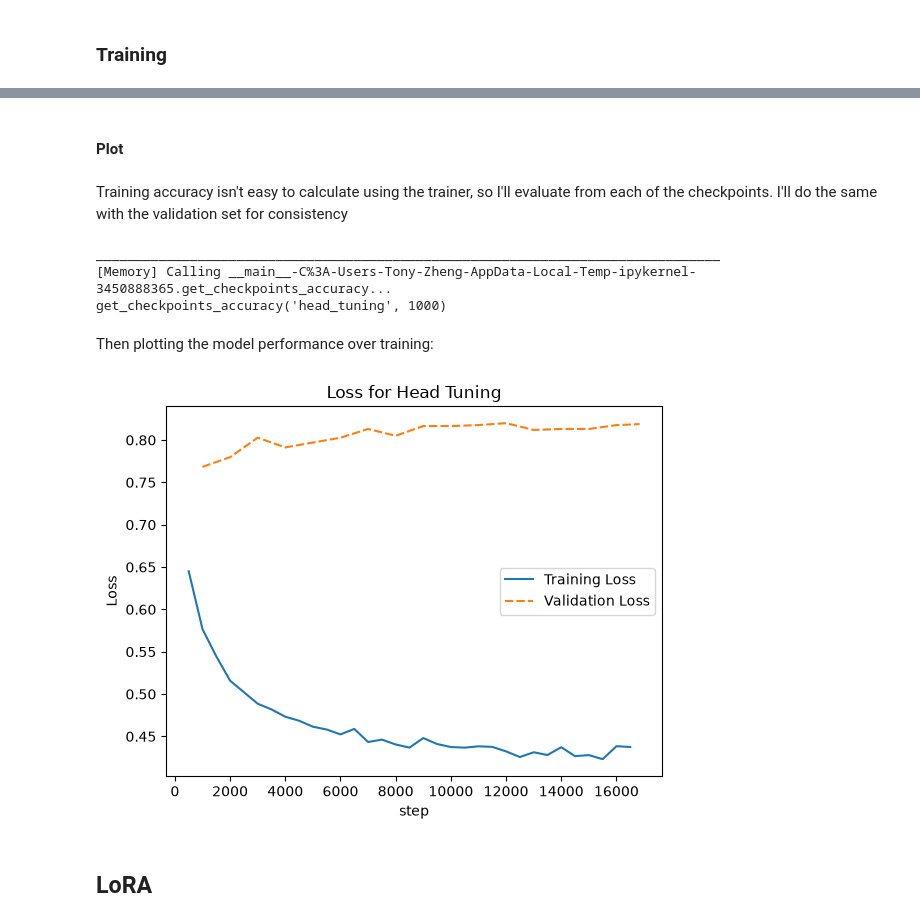
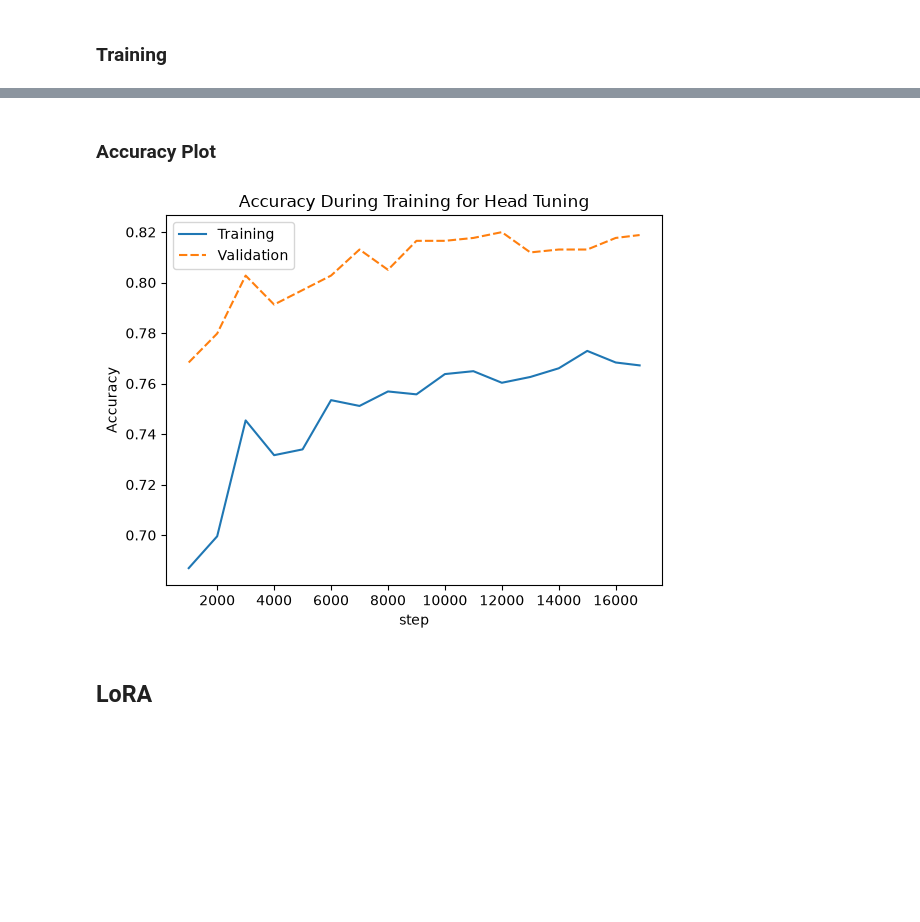
Before and after one commit to tzheng7679/cse5539_hw, a Jupyter notebook: prob_4.ipynb, the cells around one changed output, grey strips where cells are left out. Saved outputs shown, nothing was run; the diff lists cells and outputs as text; code cells hidden in the pictures; blank space fills up the shorter version.

```diff
--- a/prob_4.ipynb
+++ b/prob_4.ipynb
@@ -169,50 +155,18 @@ ht_df_norm = ht_df.assign(loss=ht_df['loss'] / 8)
 # %% [markdown]
-#### Plot
+### Accuracy Plot
-# %% [markdown]
-Training accuracy isn't easy to calculate using the trainer, so I'll evaluate from each of the checkpoints. I'll do the same with the validation set for consistency
-# %%
-mem = joblib.Memory(f"{OUT_DIR}/evals") # cache since training accuracy takes a long time to compute
-@mem.cache
-def get_checkpoints_accuracy(name, step):
-    accuracy_data = []
-    checkpointed_model = (
-        transformers.AutoModelForSequenceClassification.from_pretrained(
-            f"{OUT_DIR}/{name}/checkpoint-{step}"
-        )
-    )
-    dummy_trainer = transformers.Trainer(
-        model=checkpointed_model,
-        compute_metrics=calc_accuracy,
-        processing_class=tokenizer,
-        data_collator=collator,
-    )
-
-    train_accuracy = dummy_trainer.evaluate(ds['train'])['eval_accuracy']
-    eval_accuracy = dummy_trainer.evaluate(ds['validation'])['eval_accuracy']
-
-    return {
-        'step': step,
-        'train_accuracy': train_accuracy,
-        'eval_accuracy': eval_accuracy
-    }
-
-accuracies = []
-for step in [*[1000 * (i + 1) for i in range(16)], 16840]:
-    accuracies.append(get_checkpoints_accuracy('head_tuning', step))
-# %% [output]
-________________________________________________________________________________
-[Memory] Calling __main__-C%3A-Users-Tony-Zheng-AppData-Local-Temp-ipykernel-3450888365.get_checkpoints_accuracy...
-get_checkpoints_accuracy('head_tuning', 1000)
-# %% [markdown]
-Then plotting the model performance over training:
-# %%
-ax = sns.lineplot(ht_df_norm[['step', 'loss', 'eval_accuracy']].set_index('step'))
-ax.set_ylabel("Accuracy")
-ax.set_title("Loss for Head Tuning")
-handles, _ = ax.get_legend_handles_labels()
-ax.legend(handles, ['Training', 'Validation']);
-# %% [output]
-[figure, removed]
+# %%
+ht_acc = []
+for step in [*[s for s in range(1000, 17000, 1000)], 16840]:
+    ht_acc.append(get_checkpoints_accuracy('head_tuning', step))
+ht_acc_df = pd.DataFrame(ht_acc).set_index('step')
+
+ax = sns.lineplot(ht_acc_df)
+ax.set_ylabel("Accuracy")
+ax.set_title("Accuracy During Training for Head Tuning")
+handles, _ = ax.get_legend_handles_labels()
+ax.legend(handles, ['Training', 'Validation']);
+# %% [output]
+[figure, added]
 # %% [markdown]
 ## LoRA
 # %% [markdown]
```
Also changed, not shown: parts of 27 cells of this notebook.
